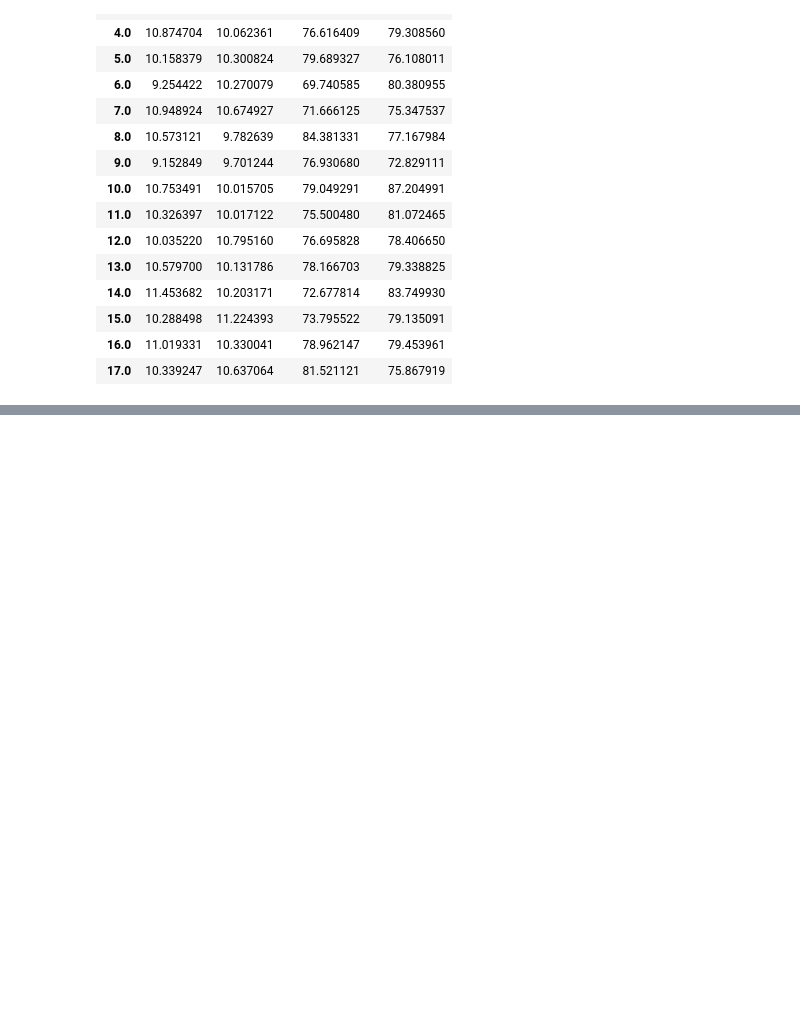
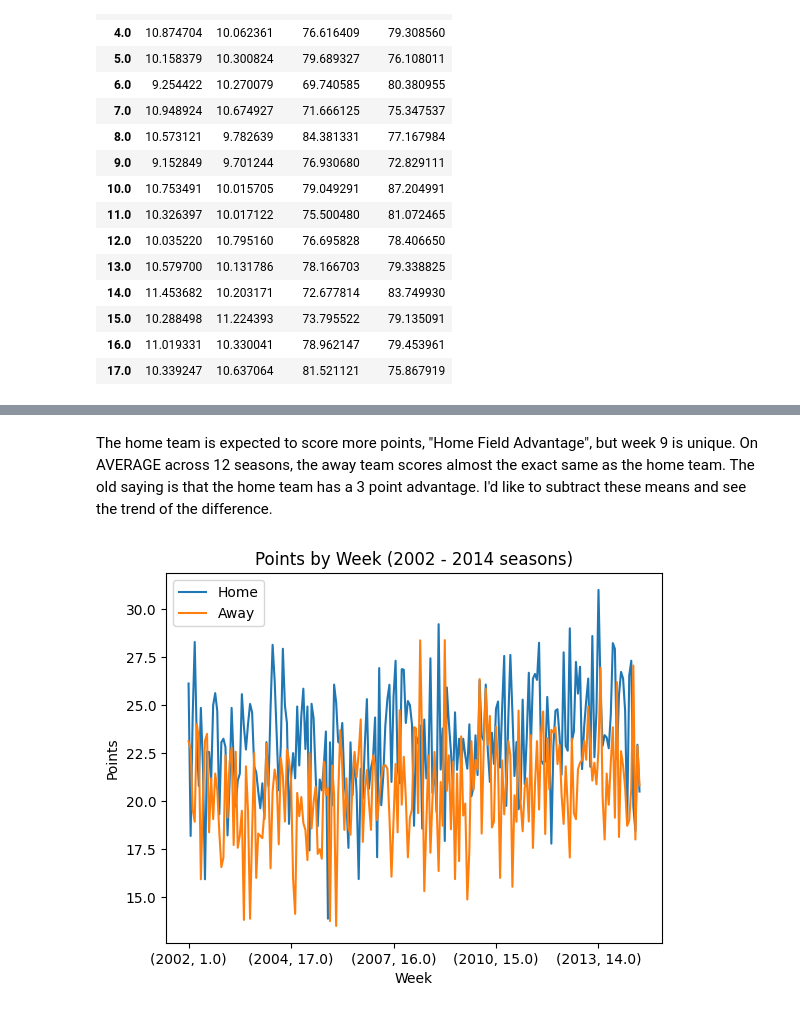
Before and after one commit to evandwh/ST554---Spring-2026---NCSU, a Jupyter notebook: Whitfield_ST554_HW4.ipynb, the cells around one changed output, grey strips where cells are left out. Drawn from its saved outputs; the diff is of its cells as text; code cells hidden in the pictures; blank space fills up the shorter version.

```diff
--- a/Whitfield_ST554_HW4.ipynb
+++ b/Whitfield_ST554_HW4.ipynb
@@ -542,7 +526,7 @@ NFL_RS_data.groupby("season")[vars].std()
 | 2013 | 10.533534 | 9.664500 | 82.674075 | 75.989407 |
 | 2014 | 10.954053 | 9.877634 | 77.627906 | 72.538859 |
 # %%
-NFL_RS_data \
+NFL_mean_seaweek = NFL_RS_data \
   .groupby(["season", "week"]) \
    [vars] \
    .mean()
@@ -633,0 +597,12 @@ NFL_RS_data \
+# %% [markdown]
+The home team is expected to score more points, "Home Field Advantage", but week 9 is unique. On AVERAGE across 12 seasons, the away team scores almost the exact same as the home team. The old saying is that the home team has a 3 point advantage. I'd like to subtract these means and see the trend of the difference.
+# %%
+NFL_mean_seaweek["HFinal"].plot(kind="line", label = "Home", legend = True)
+NFL_mean_seaweek["AFinal"].plot(kind="line", label = "Away", legend = True)
+plt.xlabel("Week")
+plt.ylabel("Points")
+plt.title("Points by Week (2002 - 2014 seasons)")
+
+plt.show()
+# %% [output]
+[figure, added]
```
Also changed, not shown: parts of 9 cells of this notebook.
